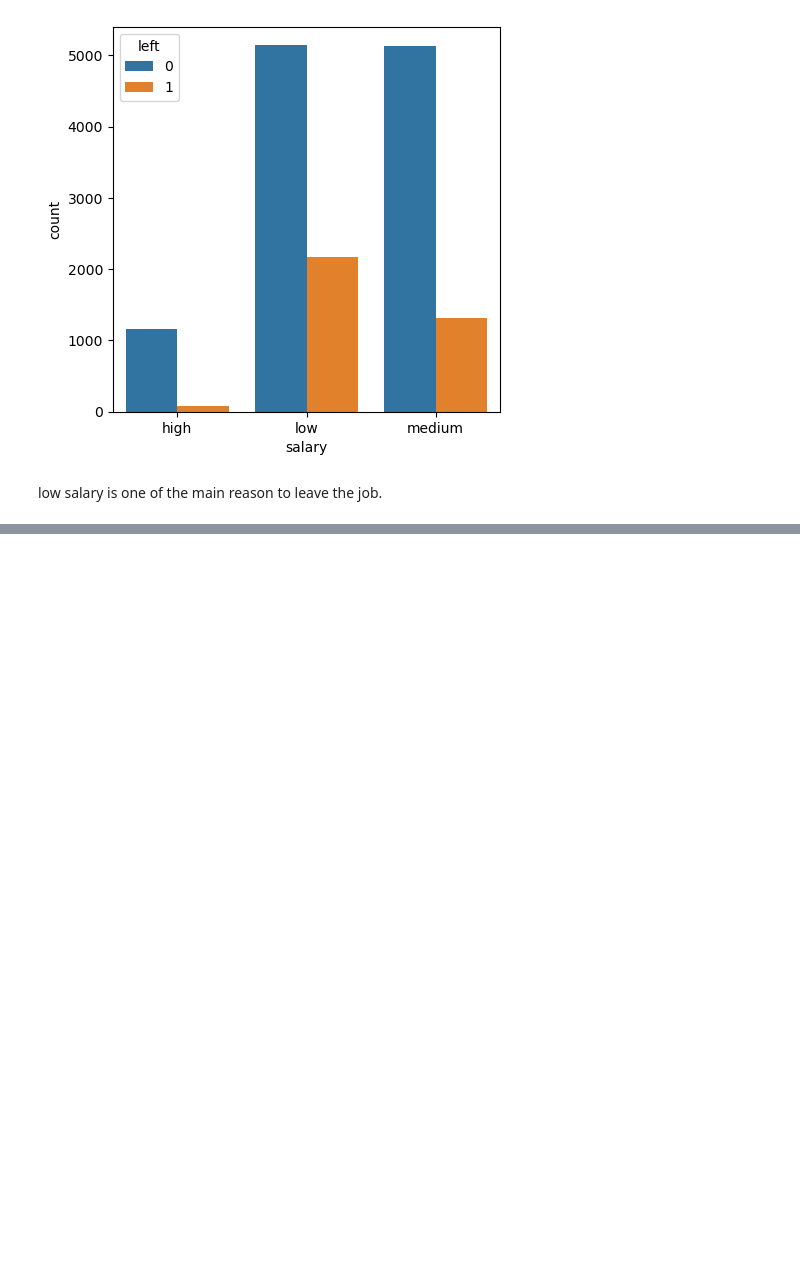
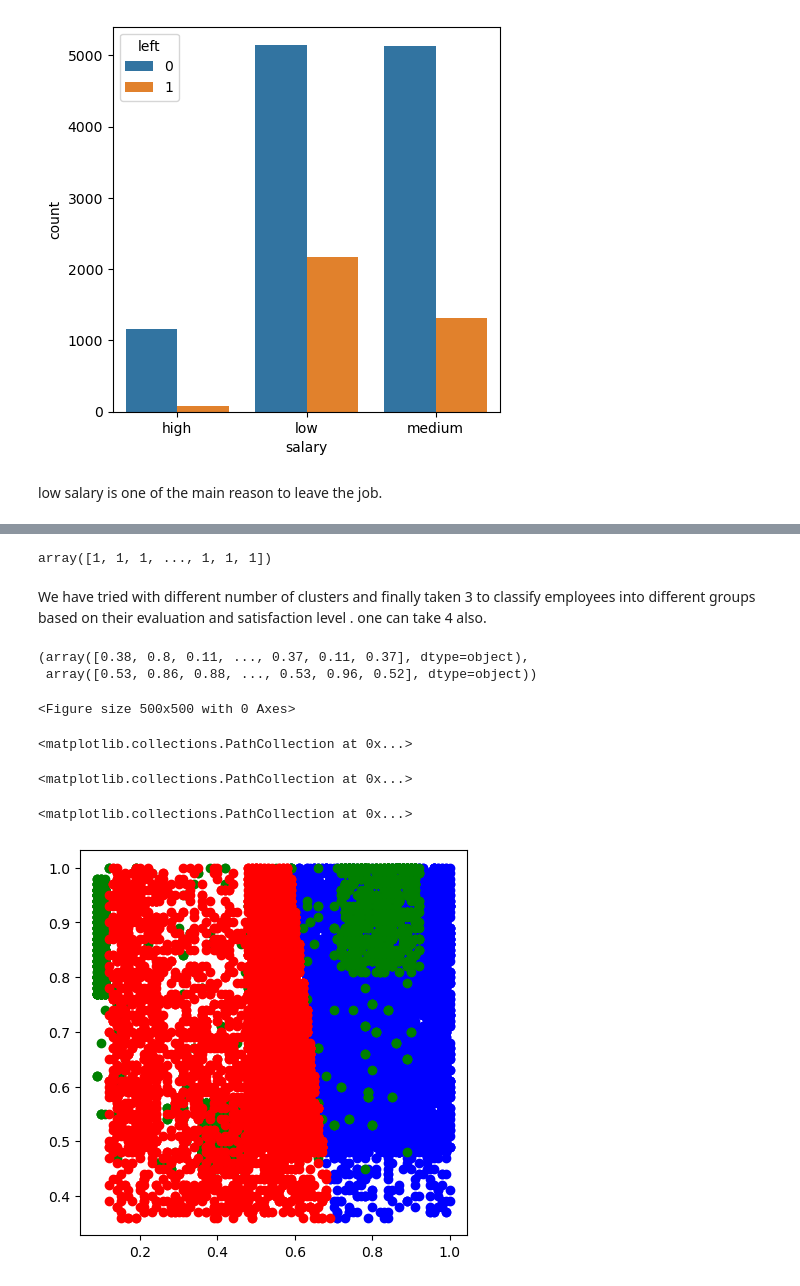
Before and after one commit to ABHISHEK-ALGO/H-R-ANALYTICS, a Jupyter notebook: HR Analytics Project.ipynb, the cells around one changed output, grey strips where cells are left out. Cells and saved outputs as stored; diff of their text form; code cells hidden in the pictures; blank space fills up the shorter version.

```diff
--- a/HR Analytics Project.ipynb
+++ b/HR Analytics Project.ipynb
@@ -353,0 +498,29 @@ low salary is one of the main reason to leave the job.
+# %%
+from sklearn.cluster import KMeans
+km = df_clus.iloc[:,:].values
+kmeans = KMeans(n_clusters = 3,random_state = 0)
+y_means = kmeans.fit_predict(km)
+# %%
+y_means
+# %% [output]
+array([1, 1, 1, ..., 1, 1, 1])
+# %% [markdown]
+We have tried with different number of clusters and finally taken 3 to classify employees into different groups based on their evaluation and satisfaction level . one can take 4 also.
+# %%
+km[y_means == 1,0], km[y_means == 1,1] # cluster 1 x coordinates and y coordinates
+# %% [output]
+(array([0.38, 0.8, 0.11, ..., 0.37, 0.11, 0.37], dtype=object),
+ array([0.53, 0.86, 0.88, ..., 0.53, 0.96, 0.52], dtype=object))
+# %%
+plt.figure(figsize=(5,5))
+plt.scatter(km[y_means==0,0],km[y_means==0,1],color = 'blue')
+plt.scatter(km[y_means==1,0],km[y_means==1,1],color = 'green')
+plt.scatter(km[y_means==2,0],km[y_means==2,1],color = 'red')
+# plt.scatter(km[y_means==3,0],km[y_means==3,1],color = 'black')
+plt.show()
+# %% [output]
+<Figure size 500x500 with 0 Axes>
+<matplotlib.collections.PathCollection at 0x...>
+<matplotlib.collections.PathCollection at 0x...>
+<matplotlib.collections.PathCollection at 0x...>
+[figure, added]
```
Also changed, not shown: parts of 70 cells of this notebook, 27 other files.
